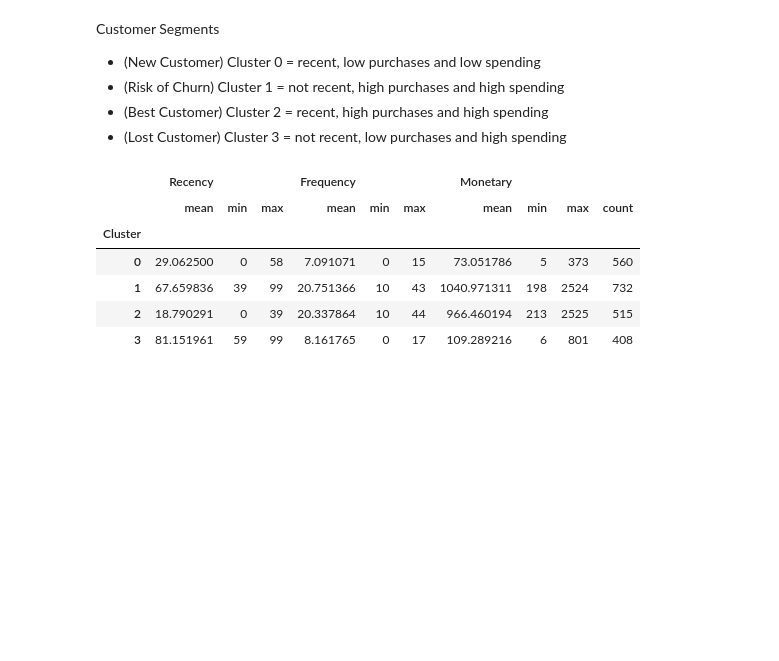
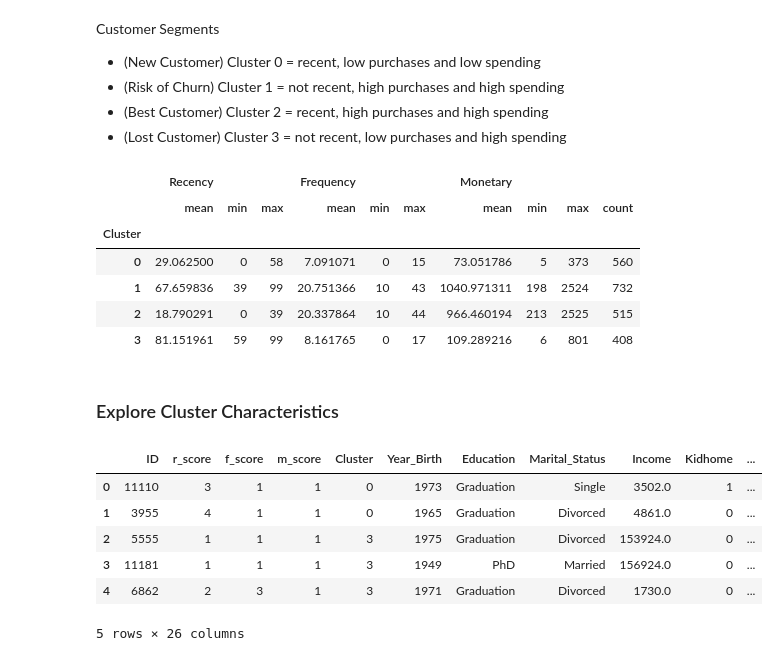
Before and after one commit to ba-group-projects/ml-clustering, a Jupyter notebook: kmeans_rfm.ipynb, the cells around one changed output. Cells and saved outputs as stored; diff of their text form; code cells hidden in the pictures; blank space fills up the shorter version.

```diff
--- a/kmeans_rfm.ipynb
+++ b/kmeans_rfm.ipynb
@@ -243,3 +243,5 @@ rfm_df.groupby('Cluster').agg({'Recency': ['mean', 'min', 'max'], 'Frequency': [
 | 1 | 67.659836 | 39 | 99 | 20.751366 | 10 | 43 | 1040.971311 | 198 | 2524 | 732 |
 | 2 | 18.790291 | 0 | 39 | 20.337864 | 10 | 44 | 966.460194 | 213 | 2525 | 515 |
 | 3 | 81.151961 | 59 | 99 | 8.161765 | 0 | 17 | 109.289216 | 6 | 801 | 408 |
+# %% [markdown]
+### Explore Cluster Characteristics
@@ -245,0 +250,11 @@ rfm_df.groupby('Cluster').agg({'Recency': ['mean', 'min', 'max'], 'Frequency': [
+# %%
+cluster_df = cluster_df[['r_score', 'f_score', 'm_score', 'Cluster']].merge(data_clean, on='ID')
+cluster_df.head()
+# %% [output]
+|  | ID | r_score | f_score | m_score | Cluster | Year_Birth | Education | Marital_Status | Income | Kidhome | ... |
+| 0 | 11110 | 3 | 1 | 1 | 0 | 1973 | Graduation | Single | 3502.0 | 1 | ... |
+| 1 | 3955 | 4 | 1 | 1 | 0 | 1965 | Graduation | Divorced | 4861.0 | 0 | ... |
+| 2 | 5555 | 1 | 1 | 1 | 3 | 1975 | Graduation | Divorced | 153924.0 | 0 | ... |
+| 3 | 11181 | 1 | 1 | 1 | 3 | 1949 | PhD | Married | 156924.0 | 0 | ... |
+| 4 | 6862 | 2 | 3 | 1 | 3 | 1971 | Graduation | Divorced | 1730.0 | 0 | ... |
+5 rows × 26 columns
```
Also changed, not shown: parts of 4 cells of this notebook.
